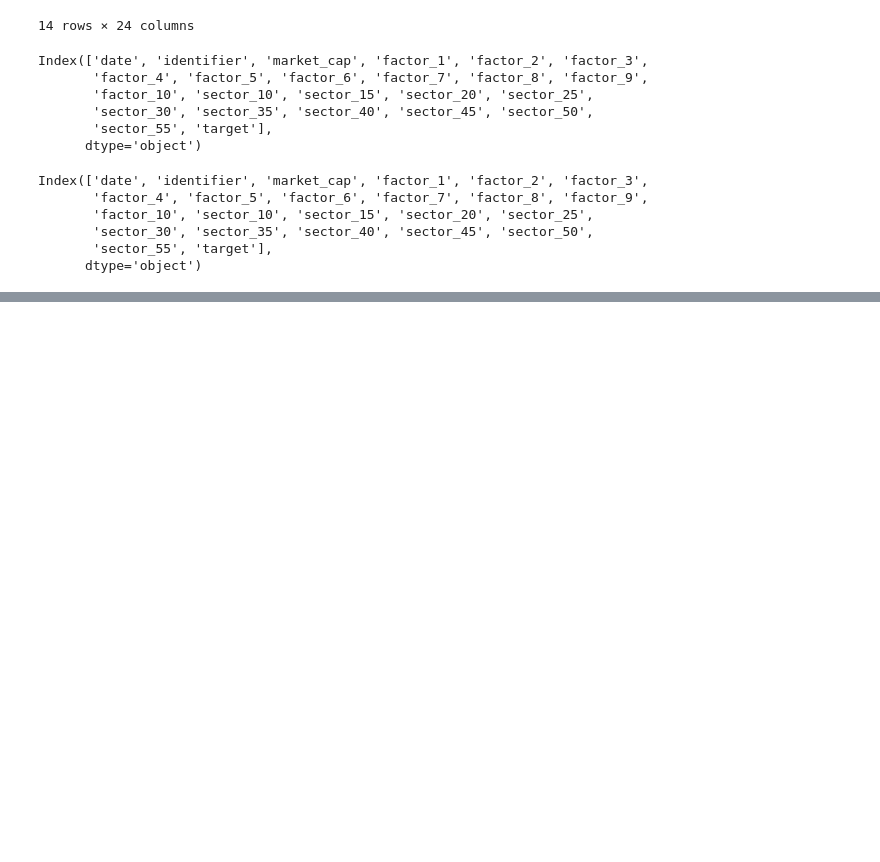
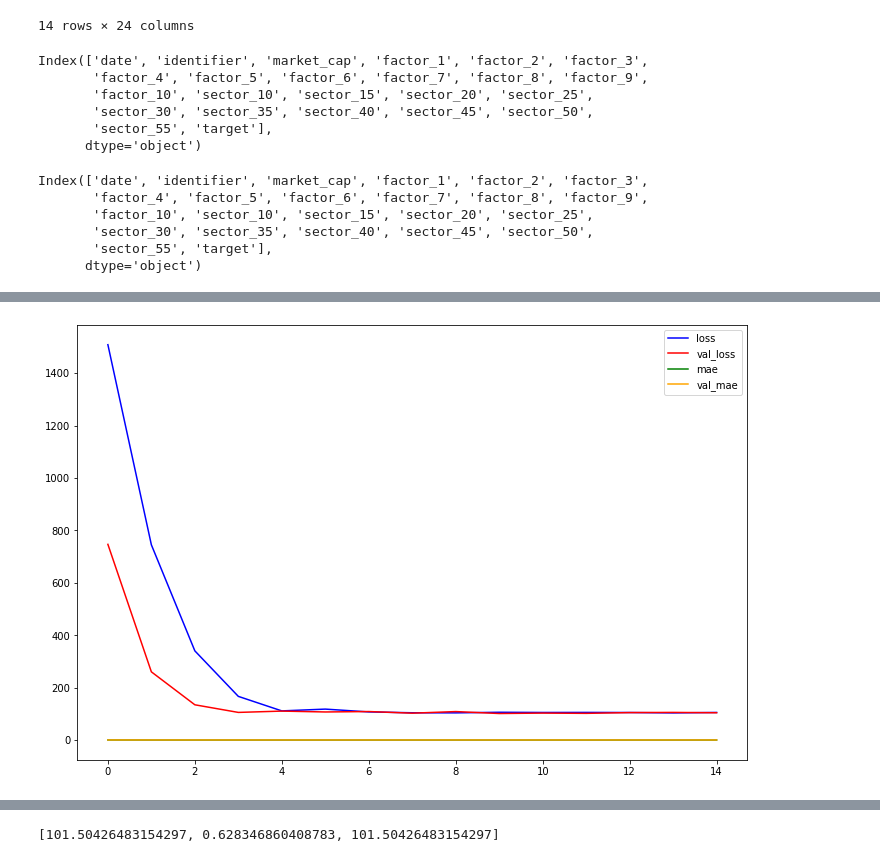
Before and after one commit to doogzultz/time_series_project, a Jupyter notebook: preprocessing_and_model_test.ipynb, the cells around one changed output, grey strips where cells are left out. Cells and saved outputs as stored; diff of their text form; code cells hidden in the pictures; blank space fills up the shorter version.

```diff
--- a/preprocessing_and_model_test.ipynb
+++ b/preprocessing_and_model_test.ipynb
@@ -441,0 +446,5 @@ Epoch 9/30
+# %%
+plot_model_perf(history, 'mae')
+model.evaluate(valid)
+# %% [output]
+[figure, added]
@@ -442,2 +452,3 @@ Epoch 9/30
+[101.50426483154297, 0.628346860408783, 101.50426483154297]
 # %%
 model.evaluate(test)
```
Also changed, not shown: parts of 11 cells of this notebook.
